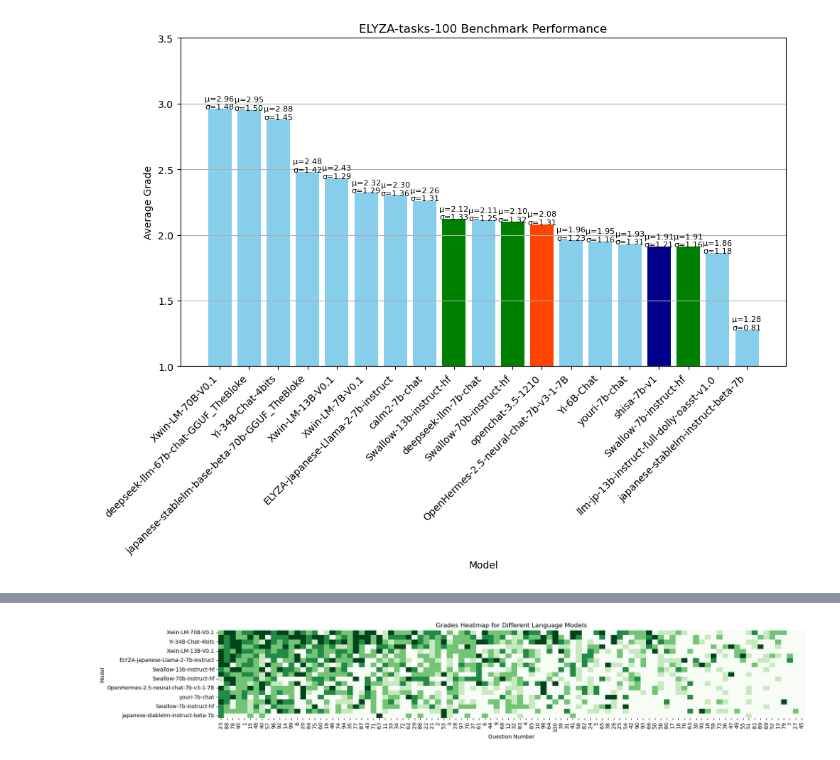
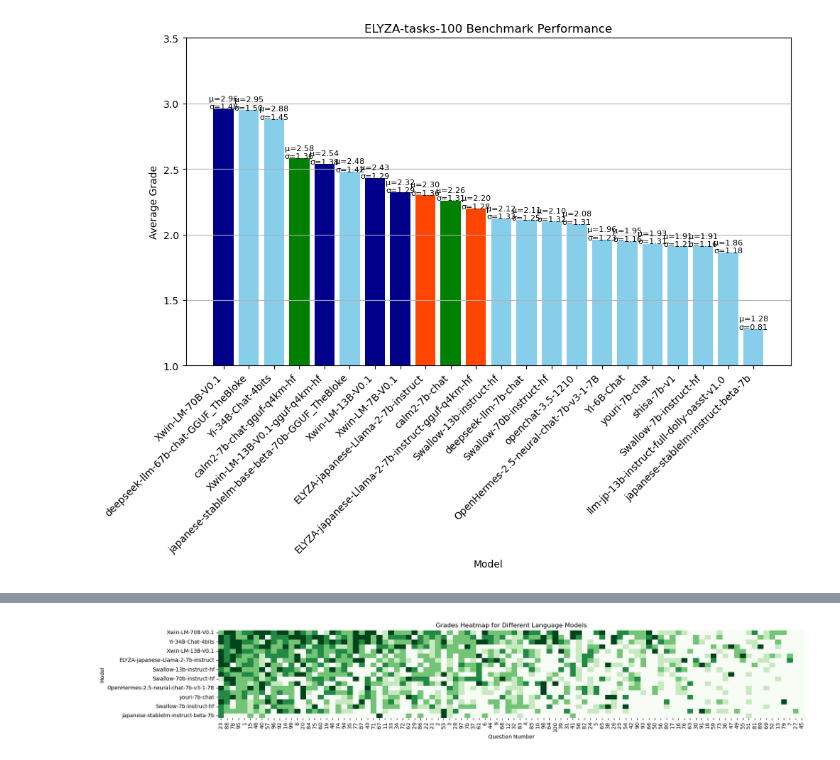
Before and after one commit to Northern-System-Service/gpt4-autoeval, a Jupyter notebook: comparison.ipynb, the cells around one changed output, grey strips where cells are left out. Cells and saved outputs as stored; diff of their text form; code cells hidden in the pictures.

```diff
--- a/comparison.ipynb
+++ b/comparison.ipynb
@@ -9,11 +9,14 @@ model_dirs = [
     base_path / "Xwin-LM" / "Xwin-LM-70B-V0.1",
     base_path / "deepseek-ai" / "deepseek-llm-67b-chat-GGUF_TheBloke",
     base_path / "01-ai" / "Yi-34B-Chat-4bits",
+    base_path / "cyberagent" / "calm2-7b-chat-gguf-q4km-hf",
+    base_path / "Xwin-LM" / "Xwin-LM-13B-V0.1-gguf-q4km-hf",
     base_path / "stabilityai" / "japanese-stablelm-base-beta-70b-GGUF_TheBloke",
     base_path / "Xwin-LM" / "Xwin-LM-13B-V0.1",
     base_path / "Xwin-LM" / "Xwin-LM-7B-V0.1",
     base_path / "elyza" / "ELYZA-japanese-Llama-2-7b-instruct",
     base_path / "cyberagent" / "calm2-7b-chat",
+    base_path / "elyza" / "ELYZA-japanese-Llama-2-7b-instruct-gguf-q4km-hf",
     base_path / "tokyotech-llm" / "Swallow-13b-instruct-hf",
     base_path / "deepseek-ai" / "deepseek-llm-7b-chat",
     base_path / "tokyotech-llm" / "Swallow-70b-instruct-hf",
@@ -43,39 +46,35 @@ for model_dir in model_dirs:
     std_dev = df['grade'].std()
     median_grade = df['grade'].median()
     min_grade = df['grade'].min()
     max_grade = df['grade'].max()
     count = df['grade'].count()
 
     # Extract the model name and store the statistics
     model_name = model_dir.parts[-1]
     stats_data[model_name] = [mean_grade, std_dev, median_grade, min_grade, max_grade, count]
 
 # Creating a bar chart with additional statistical data
 plt.figure(figsize=(11, 6))
 
-indices_swallow = (8, 10, 16)
-indices_openchat = (11,)
-indices_shisa = (15,)
-
 for i, (model, stats) in enumerate(stats_data.items()):
-    if i in indices_swallow:
+    if "calm2" in model:
         bar_color = 'green'
-    elif i in indices_openchat:
-        bar_color = 'orangered'  # Change to your desired color
-    elif i in indices_shisa:
+    elif "ELYZA" in model:
+        bar_color = 'orangered'
+    elif "Xwin" in model:
         bar_color = 'darkblue'  # Change to your desired color
     else:
         bar_color = 'skyblue'
 
     plt.bar(model, stats[0], capsize=5, color=bar_color)    #plt.text(i, stats[0], f"μ={stats[0]:.2f}\nσ={stats[1]:.2f}\nMed={stats[2]:.2f}\nMin={stats[3]}\nMax={stats[4]}\nN={stats[5]}", ha='center')
     plt.text(i, stats[0], f"μ={stats[0]:.2f}\nσ={stats[1]:.2f}", ha='center', fontsize=8)
 
 plt.xlabel('Model')
 plt.ylabel('Average Grade')
 plt.title('ELYZA-tasks-100 Benchmark Performance')
 plt.xticks(rotation=45, ha='right')
 plt.ylim(1, 3.5)
 plt.grid(axis="y")
 plt.show()
 # %% [output]
-[figure, old version]
+[figure, new version]
```
Also changed, not shown: parts of 4 cells of this notebook, 15 other files.
